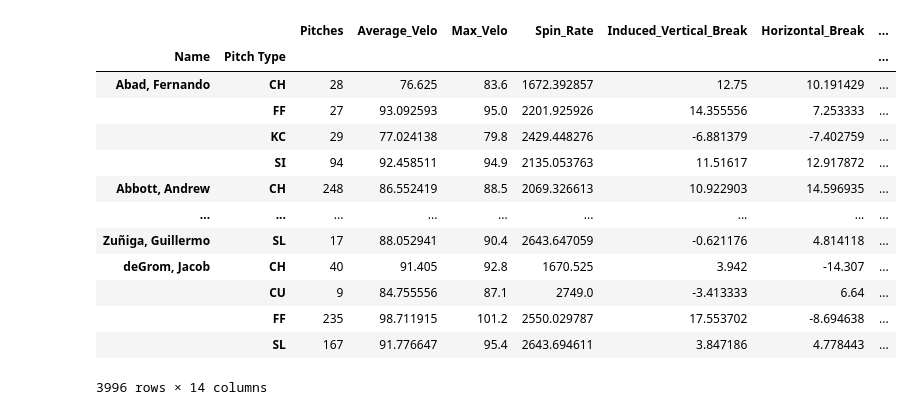
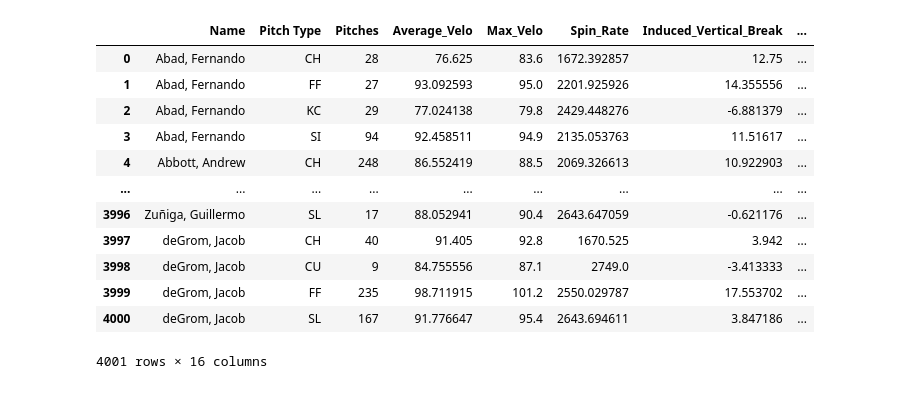
Before and after one commit to Cbkaplinger/Random-Projects, a Jupyter notebook: MLB/MLB-Pitches.ipynb, the cells around one changed output. Cells and saved outputs as stored; diff of their text form; code cells hidden in the pictures.

```diff
--- a/MLB/MLB-Pitches.ipynb
+++ b/MLB/MLB-Pitches.ipynb
@@ -41,36 +53,36 @@ KeyError: ['pitch_type']
 # %%
 pitches_grouped = savant_df.groupby(['Name', 'Pitch Type']).agg(
     Pitches = ('Pitch Type', 'count'),
     Average_Velo = ('release_speed', 'mean'),
     Max_Velo = ('release_speed', 'max'),
     Spin_Rate = ('release_spin_rate', 'mean'),
     Induced_Vertical_Break = ('IVB', 'mean'),
     Horizontal_Break = ('HB', 'mean'),
     Release_Height = ('release_pos_z', 'mean'),
     Extension = ('release_extension', 'mean'),
     AVG_Exit_Velo = ('launch_speed', 'mean'),
     xwOBA = ('estimated_woba_using_speedangle', 'mean'),
     Run_Value = ('delta_run_exp', 'sum'),
-    SwStr_Percent = ('description', lambda x: round((x.isin(['swinging_strike', 'swinging_strike_blocked'])).mean() * 100, 2)),
-    Called_Strike_Percent = ('description', lambda x: round((x == 'called_strike').mean() * 100, 2)))
+    CS_Percent = ('description', lambda x: round((x == 'called_strike').mean() * 100, 2)),
+    SwStr_Percent = ('description', lambda x: round((x.isin(['swinging_strike', 'swinging_strike_blocked'])).mean() * 100, 2)))
 
-pitches_grouped['CSW_Percent'] = pitches_grouped['SwStr_Percent'] + pitches_grouped['Called_Strike_Percent']
-pitches_grouped
+pitches_grouped = pitches_grouped.rename(columns = {"CS_Percent": "CS%", "SwStr_Percent": "SwStr%"})
+pitches_grouped['CSW_Percent'] = pitches_grouped['SwStr%'] + pitches_grouped['CS%']
+pitches_grouped.reset_index()
 # %% [output]
-|  |  | Pitches | Average_Velo | Max_Velo | Spin_Rate | Induced_Vertical_Break | Horizontal_Break | ... |
-| Name | Pitch Type |  |  |  |  |  |  | ... |
-| Abad, Fernando | CH | 28 | 76.625 | 83.6 | 1672.392857 | 12.75 | 10.191429 | ... |
-|  | FF | 27 | 93.092593 | 95.0 | 2201.925926 | 14.355556 | 7.253333 | ... |
-|  | KC | 29 | 77.024138 | 79.8 | 2429.448276 | -6.881379 | -7.402759 | ... |
-|  | SI | 94 | 92.458511 | 94.9 | 2135.053763 | 11.51617 | 12.917872 | ... |
-| Abbott, Andrew | CH | 248 | 86.552419 | 88.5 | 2069.326613 | 10.922903 | 14.596935 | ... |
+|  | Name | Pitch Type | Pitches | Average_Velo | Max_Velo | Spin_Rate | Induced_Vertical_Break | ... |
+| 0 | Abad, Fernando | CH | 28 | 76.625 | 83.6 | 1672.392857 | 12.75 | ... |
+| 1 | Abad, Fernando | FF | 27 | 93.092593 | 95.0 | 2201.925926 | 14.355556 | ... |
+| 2 | Abad, Fernando | KC | 29 | 77.024138 | 79.8 | 2429.448276 | -6.881379 | ... |
+| 3 | Abad, Fernando | SI | 94 | 92.458511 | 94.9 | 2135.053763 | 11.51617 | ... |
+| 4 | Abbott, Andrew | CH | 248 | 86.552419 | 88.5 | 2069.326613 | 10.922903 | ... |
 | ... | ... | ... | ... | ... | ... | ... | ... | ... |
-| Zuñiga, Guillermo | SL | 17 | 88.052941 | 90.4 | 2643.647059 | -0.621176 | 4.814118 | ... |
-| deGrom, Jacob | CH | 40 | 91.405 | 92.8 | 1670.525 | 3.942 | -14.307 | ... |
-|  | CU | 9 | 84.755556 | 87.1 | 2749.0 | -3.413333 | 6.64 | ... |
-|  | FF | 235 | 98.711915 | 101.2 | 2550.029787 | 17.553702 | -8.694638 | ... |
-|  | SL | 167 | 91.776647 | 95.4 | 2643.694611 | 3.847186 | 4.778443 | ... |
+| 3996 | Zuñiga, Guillermo | SL | 17 | 88.052941 | 90.4 | 2643.647059 | -0.621176 | ... |
+| 3997 | deGrom, Jacob | CH | 40 | 91.405 | 92.8 | 1670.525 | 3.942 | ... |
+| 3998 | deGrom, Jacob | CU | 9 | 84.755556 | 87.1 | 2749.0 | -3.413333 | ... |
+| 3999 | deGrom, Jacob | FF | 235 | 98.711915 | 101.2 | 2550.029787 | 17.553702 | ... |
+| 4000 | deGrom, Jacob | SL | 167 | 91.776647 | 95.4 | 2643.694611 | 3.847186 | ... |
-3996 rows × 14 columns
+4001 rows × 16 columns
 # %%
 player_grouped = savant_df.groupby(['Name']).agg(
     Pitches = ('Pitch Type', 'count'),
```
Also changed, not shown: parts of 7 cells of this notebook.
